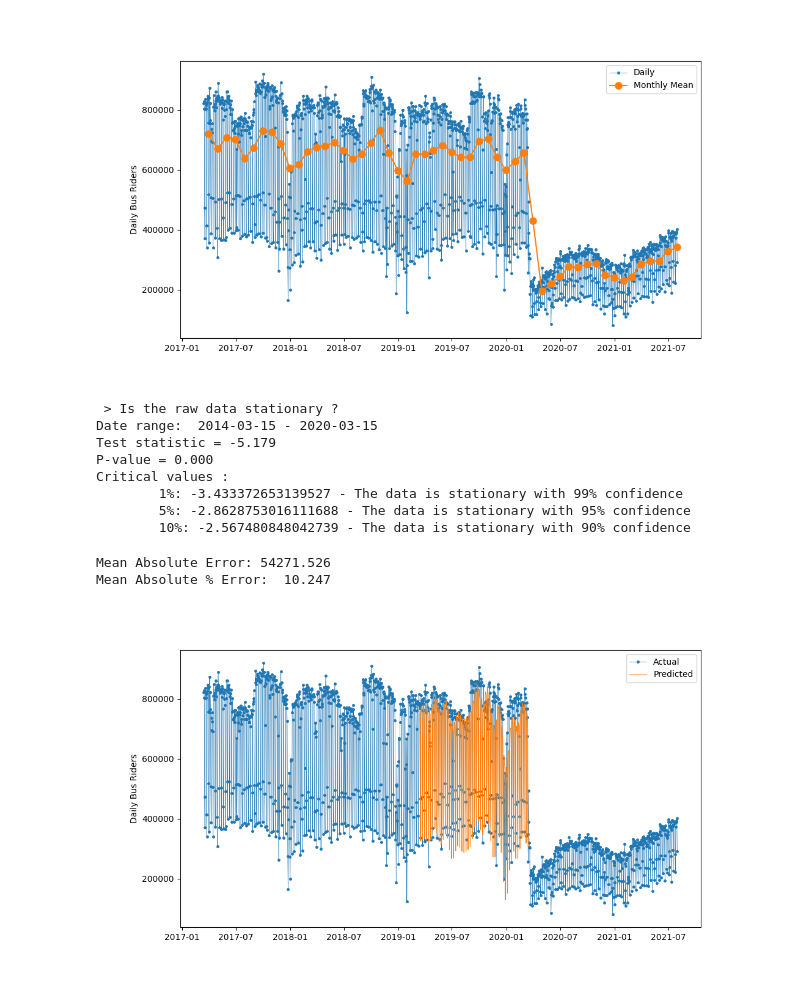
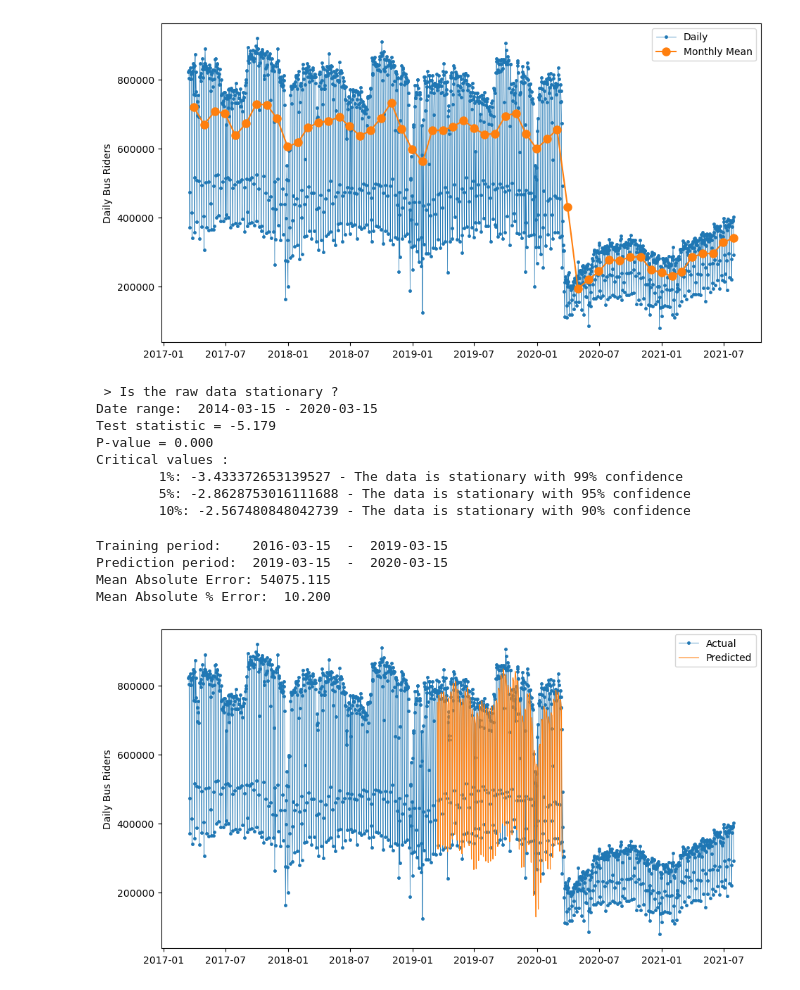
Before and after one commit to jbelian/CTA-Bus-Ridership-Forecasting, a Jupyter notebook: app.ipynb, the cells around one changed output. Drawn from its saved outputs; the diff is of its cells as text; code cells hidden in the pictures.

```diff
--- a/app.ipynb
+++ b/app.ipynb
@@ -38,14 +34,14 @@ year_2020 = datetime.strptime('2020-3-15', '%Y-%m-%d')
 graph_end = datetime.strptime('2021-07-31', '%Y-%m-%d')
 
 # Daily boarding totals
-board_df = pd.read_csv('./Daily_Boarding_Totals.csv',index_col='service_date',parse_dates=True)
+board_df = pd.read_csv('C://Users/Joseph/Documents/Jupyter/Daily_Boarding_Totals.csv',index_col='service_date',parse_dates=True)
 board_df = board_df.drop(['day_type','rail_boardings','total_rides'],axis=1).rename(columns={'bus':'riders'})
 board_df.index.names = ['date']
 board_df = board_df.truncate(before=year_2014)
 board_df.index.freq='D'
 
 # Daily boarding totals by route
-routes_df = pd.read_csv('./Bus_Routes_Monthly_DayType_Averages_Totals.csv')
+routes_df = pd.read_csv('C://Users/Joseph/Documents/Jupyter/Bus_Routes_Monthly_DayType_Averages_Totals.csv')
 routes_df = routes_df.drop(["Avg_Weekday_Rides","Avg_Saturday_Rides","Avg_Sunday-Holiday_Rides"], axis=1)
 routes_df = routes_df.rename(columns={'Month_Beginning': 'date', 'MonthTotal': 'riders'})
 routes_df['date'] = pd.to_datetime(routes_df['date'])
@@ -67,7 +63,7 @@ def graph(y):
 
 graph(board_df['riders'])
 # %% [output]
-[figure, old version]
+[figure, new version]
 # %%
 # Augmented Dickey-Fuller Test
 def adf_test(y):
@@ -94,6 +90,23 @@ Critical values :
         1%: -3.433372653139527 - The data is stationary with 99% confidence
         5%: -2.8628753016111688 - The data is stationary with 95% confidence
         10%: -2.567480848042739 - The data is stationary with 90% confidence
+# %%
+# fbprophet has a bug that spits out reams of print statements without this hotfix
+# https://stackoverflow.com/questions/11130156/suppress-stdout-stderr-print-from-python-functions
+class suppress_stdout_stderr(object):
+    def __init__(self):
+        self.null_fds = [os.open(os.devnull, os.O_RDWR) for x in range(2)]
+        self.save_fds = (os.dup(1), os.dup(2))
+
+    def __enter__(self):
+        os.dup2(self.null_fds[0], 1)
+        os.dup2(self.null_fds[1], 2)
+
+    def __exit__(self, *_):
+        os.dup2(self.save_fds[0], 1)
+        os.dup2(self.save_fds[1], 2)
+        os.close(self.null_fds[0])
+        os.close(self.null_fds[1])
 # %%
 def prophet_forecast(dataframe, pred_begin, frequency):
     train_begin = pred_begin-relativedelta(years=3)
@@ -150,23 +160,18 @@ def graph_forecast(forecast, df):
     ax.set_ylabel('Daily Bus Riders')
     ax.legend();
 # %%
-# CSV files of the predictive model's results have been
-# provided as a stopgap due to an error with the fbprophet
-# package and Jupyter Notebooks
-
-# forecast, returned_df = prophet_forecast(board_df.copy(),year_2019,'D')
-forecast = pd.read_csv('./forecast1.csv',parse_dates=True)
-forecast['ds'] = pd.to_datetime(forecast['ds'])
-returned_df = pd.read_csv('./returned_df1.csv')
-returned_df['ds'] = pd.to_datetime(returned_df['ds'])
+with suppress_stdout_stderr():
+    forecast, returned_df = prophet_forecast(board_df.copy(),year_2019,'D')
 
 forecast = forecast.set_index('ds').truncate(after=year_2020).reset_index()
 y_true = returned_df.set_index('ds').truncate(before=year_2019,after=year_2020).reset_index()
 mean_abs_error(forecast,y_true)
 mean_absolute_percentage_error(forecast['yhat'],y_true['y'])
 graph_forecast(forecast,returned_df)
 # %% [output]
-Mean Absolute Error: 54271.526
-Mean Absolute % Error:  10.247
+Training period:    2016-03-15  -  2019-03-15
+Prediction period:  2019-03-15  -  2020-03-15
+Mean Absolute Error: 54075.115
+Mean Absolute % Error:  10.200
-[figure, old version]
+[figure, new version]
 # %%
```
Also changed, not shown: parts of 8 cells of this notebook.
